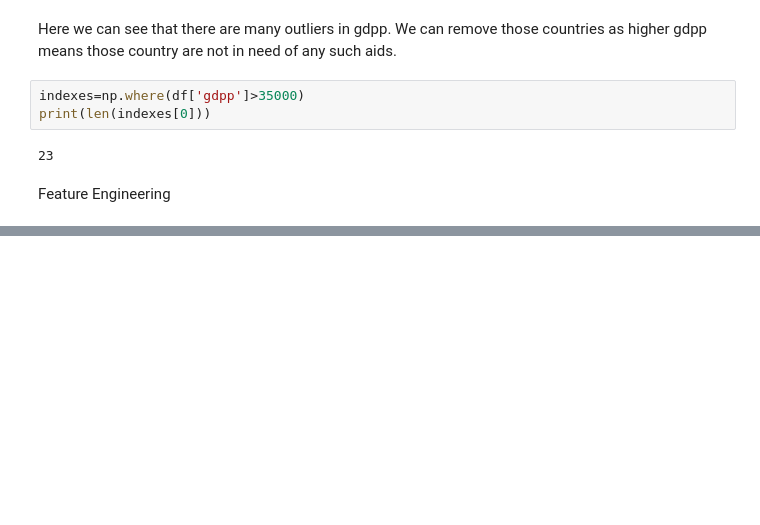
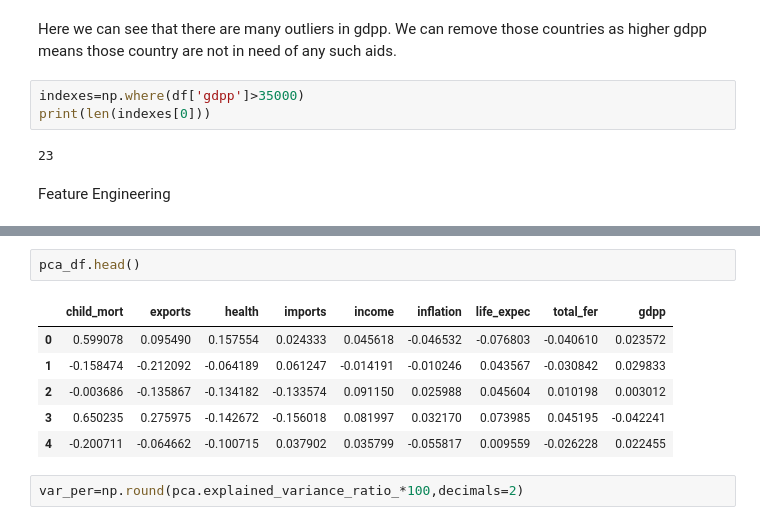
Before and after one commit to Axkratos/AllocatingFund, a Jupyter notebook: allocating_fund.ipynb, the cells around one changed output, grey strips where cells are left out. Drawn from its saved outputs; the diff is of its cells as text; blank space fills up the shorter version.

```diff
--- a/allocating_fund.ipynb
+++ b/allocating_fund.ipynb
@@ -264,0 +316,11 @@ Feature Engineering
+# %%
+pca_df.head()
+# %% [output]
+|  | child_mort | exports | health | imports | income | inflation | life_expec | total_fer | gdpp |
+| 0 | 0.599078 | 0.095490 | 0.157554 | 0.024333 | 0.045618 | -0.046532 | -0.076803 | -0.040610 | 0.023572 |
+| 1 | -0.158474 | -0.212092 | -0.064189 | 0.061247 | -0.014191 | -0.010246 | 0.043567 | -0.030842 | 0.029833 |
+| 2 | -0.003686 | -0.135867 | -0.134182 | -0.133574 | 0.091150 | 0.025988 | 0.045604 | 0.010198 | 0.003012 |
+| 3 | 0.650235 | 0.275975 | -0.142672 | -0.156018 | 0.081997 | 0.032170 | 0.073985 | 0.045195 | -0.042241 |
+| 4 | -0.200711 | -0.064662 | -0.100715 | 0.037902 | 0.035799 | -0.055817 | 0.009559 | -0.026228 | 0.022455 |
+# %%
+var_per=np.round(pca.explained_variance_ratio_*100,decimals=2)
```
Also changed, not shown: parts of 15 cells of this notebook.
